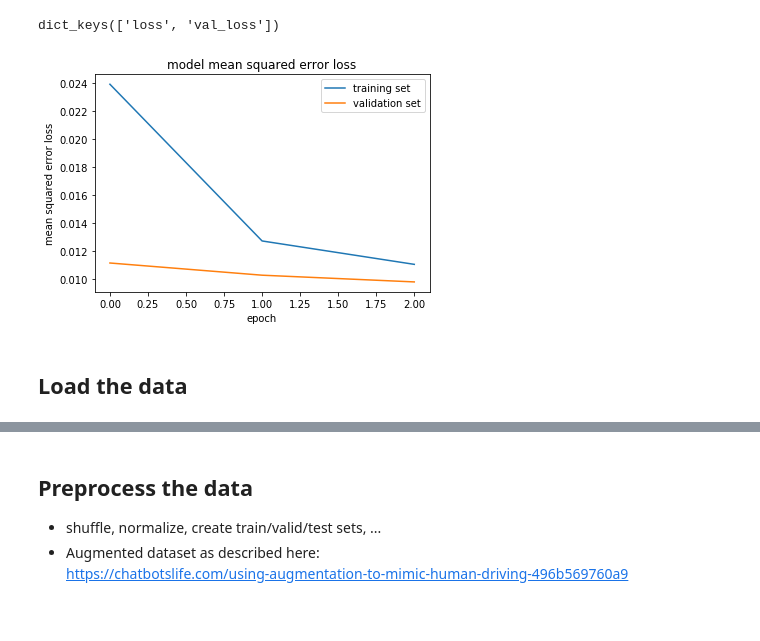
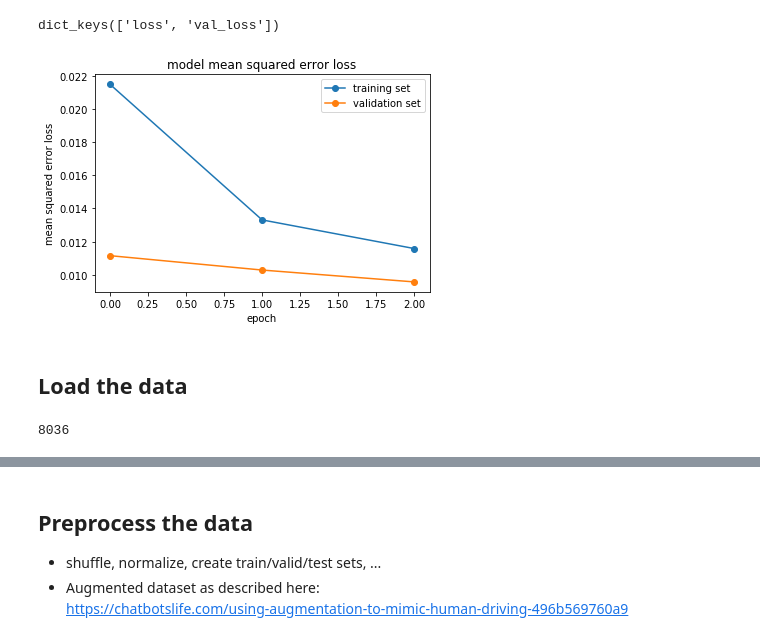
Before and after one commit to kcbighuge/SDCND-Behavioral-Cloning-P3, a Jupyter notebook: Behavioral_Cloning_v1.ipynb, the cells around one changed output, grey strips where cells are left out. Saved outputs shown, nothing was run; the diff lists cells and outputs as text; code cells hidden in the pictures.

```diff
--- a/Behavioral_Cloning_v1.ipynb
+++ b/Behavioral_Cloning_v1.ipynb
@@ -282,7 +284,7 @@ Modules loaded.
 # Starter code from Udacity lesson on Generators
 
 samples = []
-with open('../driving_log.csv') as csvfile:
+with open('../sample-data/driving_log.csv') as csvfile:
     reader = csv.reader(csvfile)
     for line in reader:
         samples.append(line)
@@ -290,9 +292,9 @@ with open('../driving_log.csv') as csvfile:
 if type(samples[0][0]) == str:
     samples = samples[1:]  # remove header row
 
-train_samples, validation_samples = train_test_split(samples, test_size=0.2, random_state=42)
+train_samples, valid_samples = train_test_split(samples, test_size=0.25)
 
-def generator(samples, batch_size=32):
+def generator(samples, batch_size=32, augment=False):
     num_samples = len(samples)
     while 1: # Loop forever so the generator never terminates
         shuffle(samples)
@@ -302,11 +304,18 @@ def generator(samples, batch_size=32):
             images = []
             angles = []
             for batch_sample in batch_samples:
-                name = '../IMG/'+batch_sample[0].split('/')[-1]
-                center_image = cv2.imread(name)
+                name = '../sample-data/IMG/'+batch_sample[0].split('/')[-1]
+                center_image = cv2.imread(name)  # uncomment to load img as BGR
+                #center_image = load_img(name)  # uncomment to load as RGB
+                #center_image = np.asarray(image)  # uncomment to load as RGB
+                #center_image = cv2.cvtColor(image, cv2.COLOR_BGR2YCrCb)
+
                 center_angle = float(batch_sample[3])
                 images.append(center_image)
                 angles.append(center_angle)
+
+                #images.append(cv2.flip(center_image, 1))  # add flipped img
+                #angles.append(-center_angle)              # add reverse angle
 
             # trim image to only see section with road
             X_train = np.array(images)
@@ -314,8 +323,8 @@ def generator(samples, batch_size=32):
             yield shuffle(X_train, y_train)
 
 # Compile and train the model using the generator function
-train_generator = generator(train_samples, batch_size=32)
-validation_generator = generator(validation_samples, batch_size=32)
+train_generator = generator(train_samples, batch_size=32, augment=True)
+valid_generator = generator(valid_samples, batch_size=32)
 
 #ch, row, col = 3, 80, 320  # Trimmed image format
 ch, row, col = 3, 160, 320  # Orig image format
@@ -328,8 +337,10 @@ model.add(Lambda(lambda x: x/127.5 - 1.,
         input_shape=(row, col, ch),
         output_shape=(row, col, ch)))
 
-# crop 50 row px from top, 30 row px from bottom
-model.add(Cropping2D(cropping=((50,30), (0,0))))
+# crop row pixels from top, bottom
+CROP_TOP = 55
+CROP_BOTTOM = 35
+model.add(Cropping2D(cropping=((CROP_TOP,CROP_BOTTOM), (0,0))))
 
 # Build model from CommaAi
 # https://github.com/commaai/research/blob/master/train_steering_model.py
@@ -346,10 +357,11 @@ model.add(Dropout(.5))
 model.add(ELU())
 model.add(Dense(1))
 # %%
-# Run the model, 3 epochs
+# Run the model
+EPOCH = 3
 model.compile(loss='mse', optimizer='adam')
-history = model.fit_generator(train_generator, samples_per_epoch=len(train_samples),
-            validation_data=validation_generator,
-            nb_val_samples=len(validation_samples), nb_epoch=3)
+early_stop = EarlyStopping(monitor='val_loss', patience=1)
+history = model.fit_generator(train_generator, samples_per_epoch=len(train_samples), callbacks=[early_stop],
+            validation_data=valid_generator, nb_val_samples=len(validation_samples), nb_epoch=EPOCH)
 # %% [output]
 Epoch 1/3
@@ -369,14 +381,18 @@ print(history.history.keys())
 dict_keys(['loss', 'val_loss'])
 # %%
 # plot the training and validation loss for each epoch
-plt.plot(history.history['loss'])
-plt.plot(history.history['val_loss'])
+plt.plot(history.history['loss'], '-o')
+plt.plot(history.history['val_loss'], '-o')
 plt.title('model mean squared error loss')
 plt.ylabel('mean squared error loss')
 plt.xlabel('epoch')
 plt.legend(['training set', 'validation set'], loc='upper right')
 plt.show()
 # %% [output]
-[figure, old version]
+[figure, new version]
 # %% [markdown]
 ## Load the data
+# %%
+len(samples)
+# %% [output]
+8036
```
Also changed, not shown: parts of 6 cells of this notebook, 3 other files.
